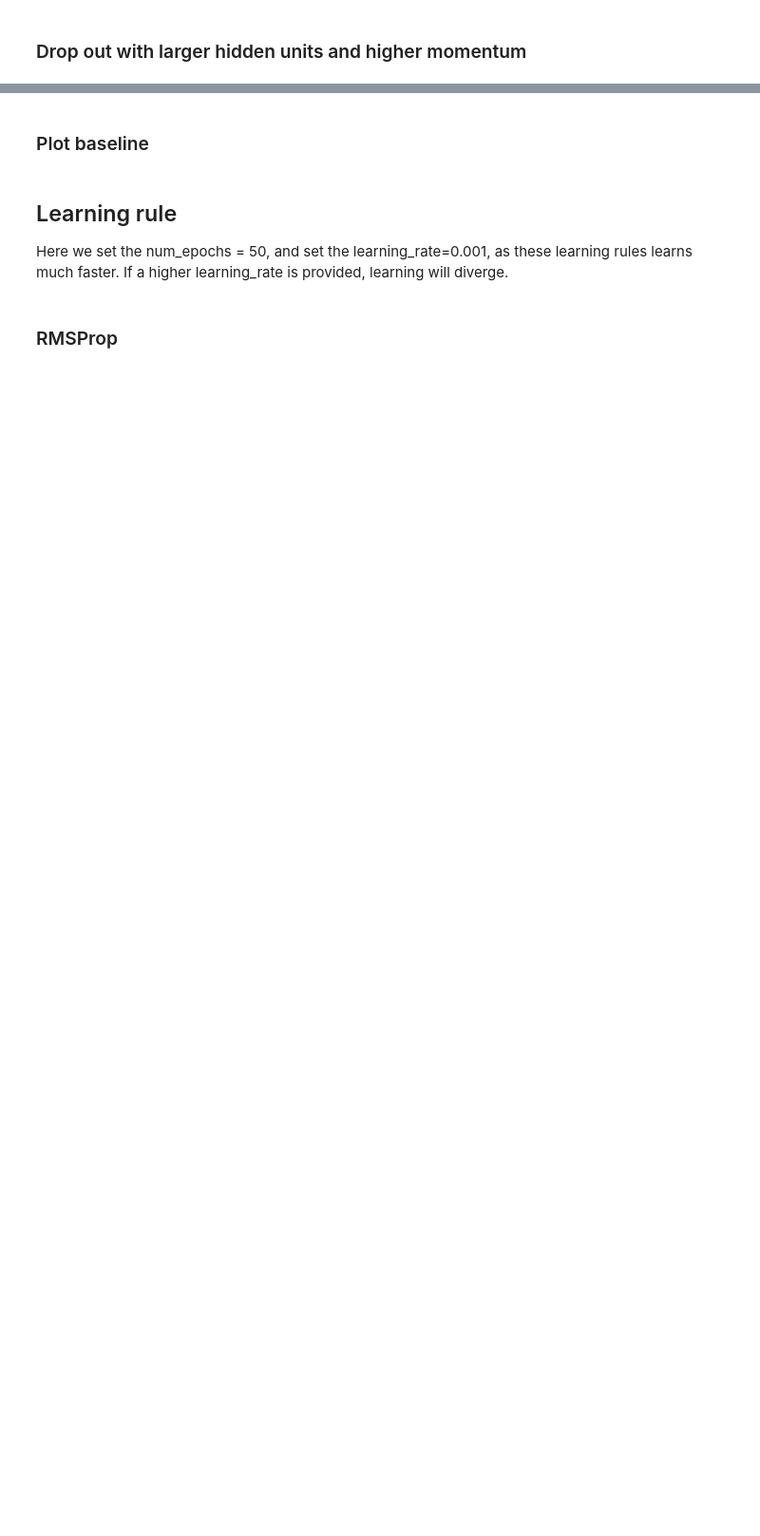
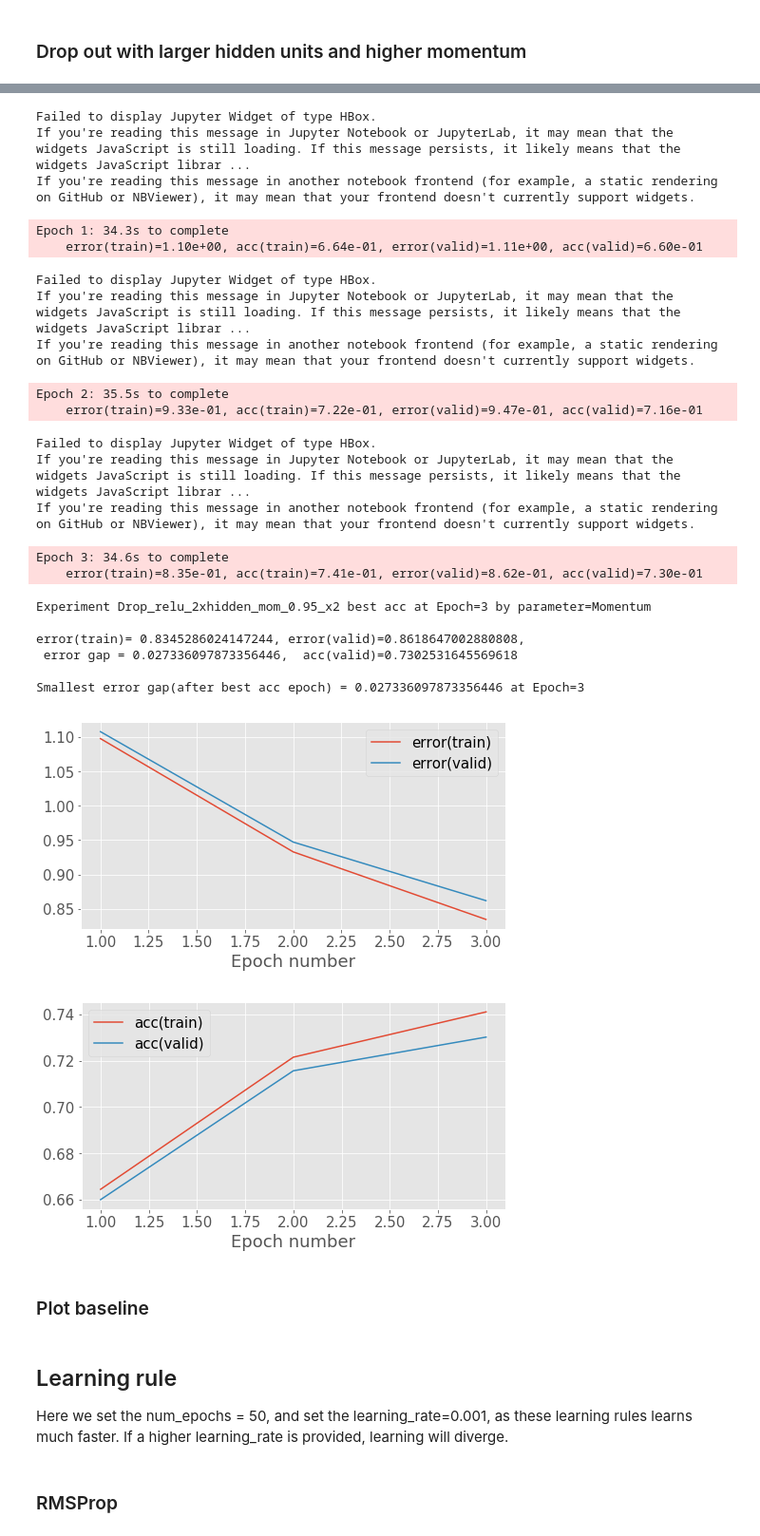
Before and after one commit to ErRos2107/Convolutional-neural-network, a Jupyter notebook: notebooks/Coursework_2_A.ipynb, the cells around one changed output, grey strips where cells are left out. Shown at 95% size. Cells and saved outputs as stored; diff of their text form; code cells hidden in the pictures; blank space fills up the shorter version.

```diff
--- a/notebooks/Coursework_2_A.ipynb
+++ b/notebooks/Coursework_2_A.ipynb
@@ -279,11 +346,9 @@ from mlp.optimisers import Optimiser
 
 # to ensure reproducibility of results
 rng.seed(seed)
-#train_data.reset()
-#valid_data.reset()
 
 #setup hyperparameters
-learning_rate = 0.03
+learning_rate = 0.075
 num_epochs = 100
 stats_interval = 1
 input_dim, output_dim, hidden_dim = 784, 47, 256
@@ -291,7 +356,7 @@ input_dim, output_dim, hidden_dim = 784, 47, 256
 # Use p = 0.5 in hidden layers and 0.8 in the input layer.
 incl_prob_0 =0.8
 incl_prob = 0.5
-#hidden_dim = int(hidden_dim/incl_prob)
+hidden_dim = int(hidden_dim/incl_prob)
 ##########################################################
 weights_init = GlorotUniformInit(rng=rng)
 biases_init = ConstantInit(0.)
@@ -310,7 +375,7 @@ error = CrossEntropySoftmaxError()
 # Use a basic gradient descent learning rule
 learning_rule = GradientDescentLearningRule(learning_rate=learning_rate)
 
-experiment = 'Drop_relu_x2'
+experiment = 'Drop_relu_2xhidden_x2'
 
 stats, keys, run_time, fig_1, ax_1, fig_2, ax_2 = train_model_and_plot_stats(
     model, error, learning_rule, train_data, valid_data, num_epochs, stats_interval, notebook=True)
@@ -506,7 +483,7 @@ from mlp.optimisers import Optimiser
 rng.seed(seed)
 
 #setup hyperparameters
-learning_rate = 0.03
+learning_rate = 0.075
 num_epochs = 100
 stats_interval = 1
 input_dim, output_dim, hidden_dim = 784, 47, 256
@@ -516,7 +493,7 @@ incl_prob_0 =0.8
 incl_prob = 0.5
 # n/p
 hidden_dim = int(hidden_dim/incl_prob)
-mom_coeff = 0.99
+mom_coeff = 0.95
 ##########################################################
 weights_init = GlorotUniformInit(rng=rng)
 biases_init = ConstantInit(0.)
@@ -535,7 +512,7 @@ error = CrossEntropySoftmaxError()
 # Use a basic gradient descent learning rule
 learning_rule = MomentumLearningRule(learning_rate=learning_rate, mom_coeff=mom_coeff)
 
-experiment = 'Drop_relu_2xhidden_mom_0.99_x2'
+experiment = 'Drop_relu_2xhidden_mom_'+str(mom_coeff)+'_x2'
 
 stats, keys, run_time, fig_1, ax_1, fig_2, ax_2 = train_model_and_plot_stats(
     model, error, learning_rule, train_data, valid_data, num_epochs, stats_interval, notebook=True)
@@ -545,3 +522,4 @@ fig_2.savefig(experiment+'_learning_rate_{}_accuracy.pdf'.format(learning_rate))
 save_and_present(experiment, stats, 'Momentum' )
 
 save_stats[experiment] = stats
+# %% [output]
@@ -548,3 +529,26 @@ save_stats[experiment] = stats
+Failed to display Jupyter Widget of type HBox.
+If you're reading this message in Jupyter Notebook or JupyterLab, it may mean that the widgets JavaScript is still loading. If this message persists, it likely means that the widgets JavaScript librar ...
+If you're reading this message in another notebook frontend (for example, a static rendering on GitHub or NBViewer), it may mean that your frontend doesn't currently support widgets.
+Epoch 1: 34.3s to complete
+    error(train)=1.10e+00, acc(train)=6.64e-01, error(valid)=1.11e+00, acc(valid)=6.60e-01
+Failed to display Jupyter Widget of type HBox.
+If you're reading this message in Jupyter Notebook or JupyterLab, it may mean that the widgets JavaScript is still loading. If this message persists, it likely means that the widgets JavaScript librar ...
+If you're reading this message in another notebook frontend (for example, a static rendering on GitHub or NBViewer), it may mean that your frontend doesn't currently support widgets.
+Epoch 2: 35.5s to complete
+    error(train)=9.33e-01, acc(train)=7.22e-01, error(valid)=9.47e-01, acc(valid)=7.16e-01
+Failed to display Jupyter Widget of type HBox.
+If you're reading this message in Jupyter Notebook or JupyterLab, it may mean that the widgets JavaScript is still loading. If this message persists, it likely means that the widgets JavaScript librar ...
+If you're reading this message in another notebook frontend (for example, a static rendering on GitHub or NBViewer), it may mean that your frontend doesn't currently support widgets.
+Epoch 3: 34.6s to complete
+    error(train)=8.35e-01, acc(train)=7.41e-01, error(valid)=8.62e-01, acc(valid)=7.30e-01
+Experiment Drop_relu_2xhidden_mom_0.95_x2 best acc at Epoch=3 by parameter=Momentum
+
+error(train)= 0.8345286024147244, error(valid)=0.8618647002880808,
+ error gap = 0.027336097873356446,  acc(valid)=0.7302531645569618
+
+Smallest error gap(after best acc epoch) = 0.027336097873356446 at Epoch=3
+[figure, added]
+[figure, added]
 # %% [markdown]
 ### Plot baseline
 # %%
```
Also changed, not shown: parts of 22 cells of this notebook.
